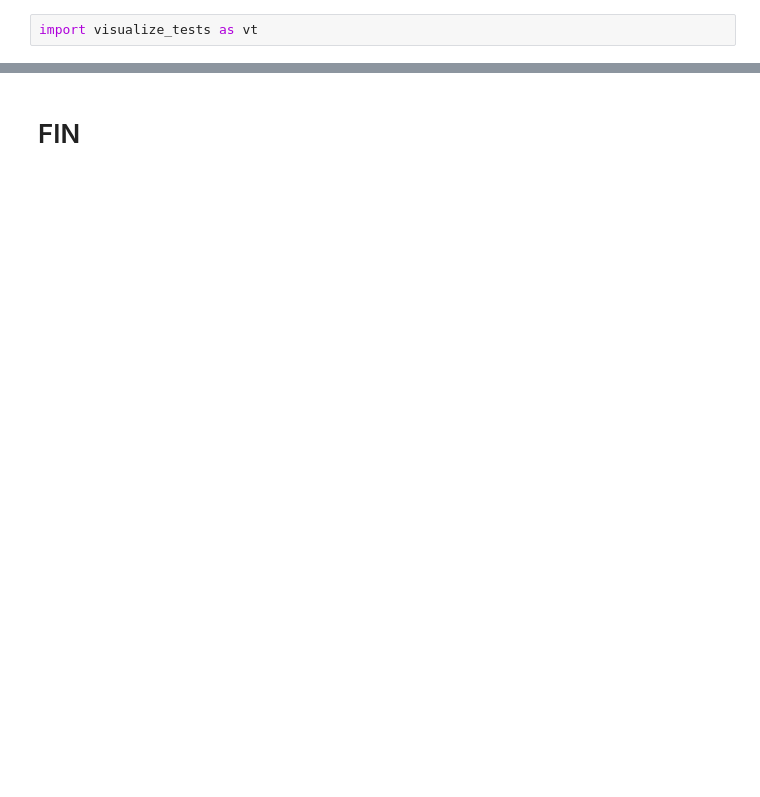
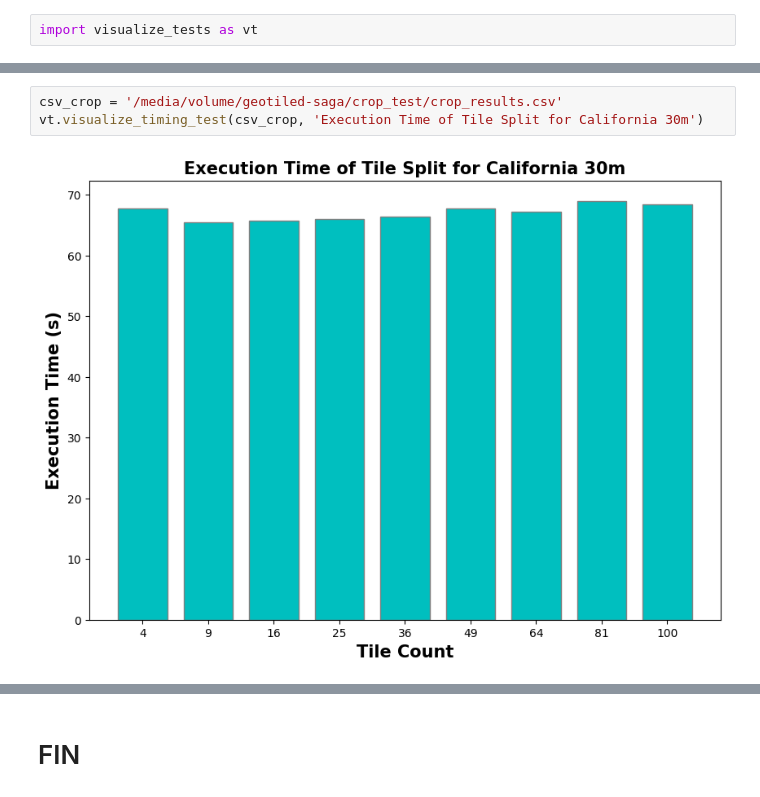
Before and after one commit to TauferLab/GEOtiled, a Jupyter notebook: saga/Visualize_Tests.ipynb, the cells around one changed output, grey strips where cells are left out. Cells and saved outputs as stored; diff of their text form; blank space fills up the shorter version.

```diff
--- a/saga/Visualize_Tests.ipynb
+++ b/saga/Visualize_Tests.ipynb
@@ -25,0 +22,5 @@ vt.visualize_tile_compute(csv_file_ca, 'avg_mem_usage_per_tile', 'Average Peak M
+# %%
+csv_crop = '/media/volume/geotiled-saga/crop_test/crop_results.csv'
+vt.visualize_timing_test(csv_crop, 'Execution Time of Tile Split for California 30m')
+# %% [output]
+[figure, added]
```
Also changed, not shown: parts of 2 cells of this notebook, 3 other files.
